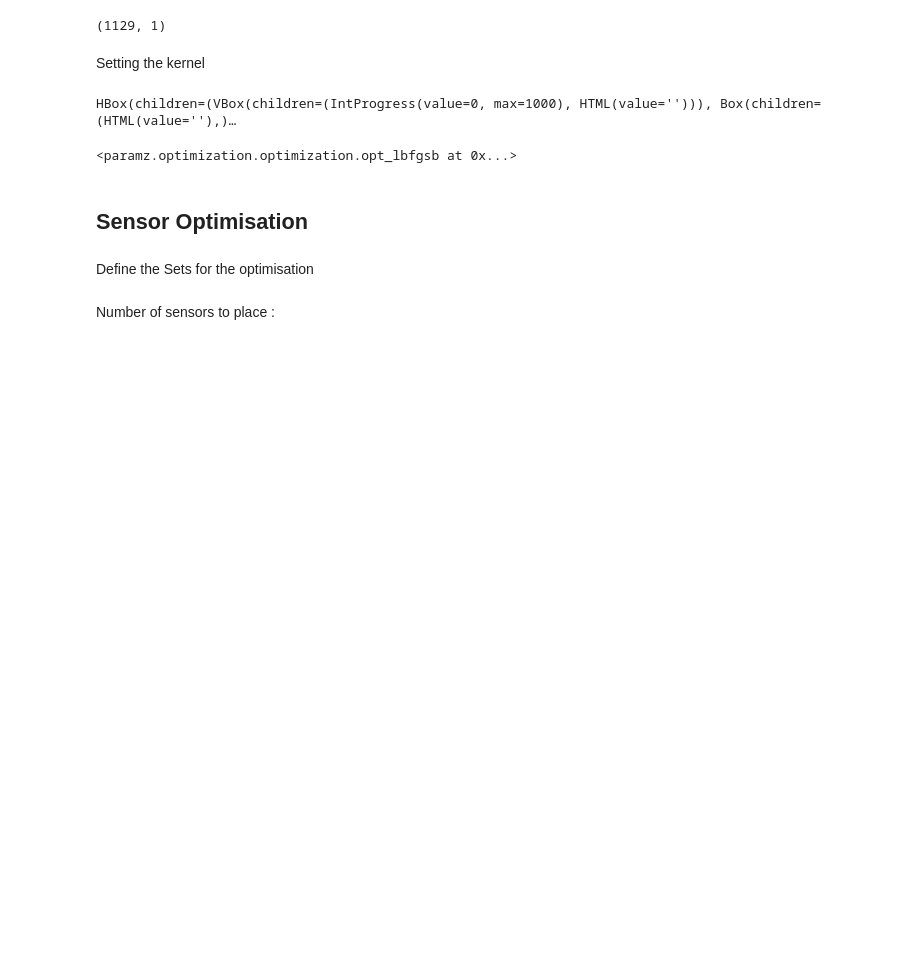
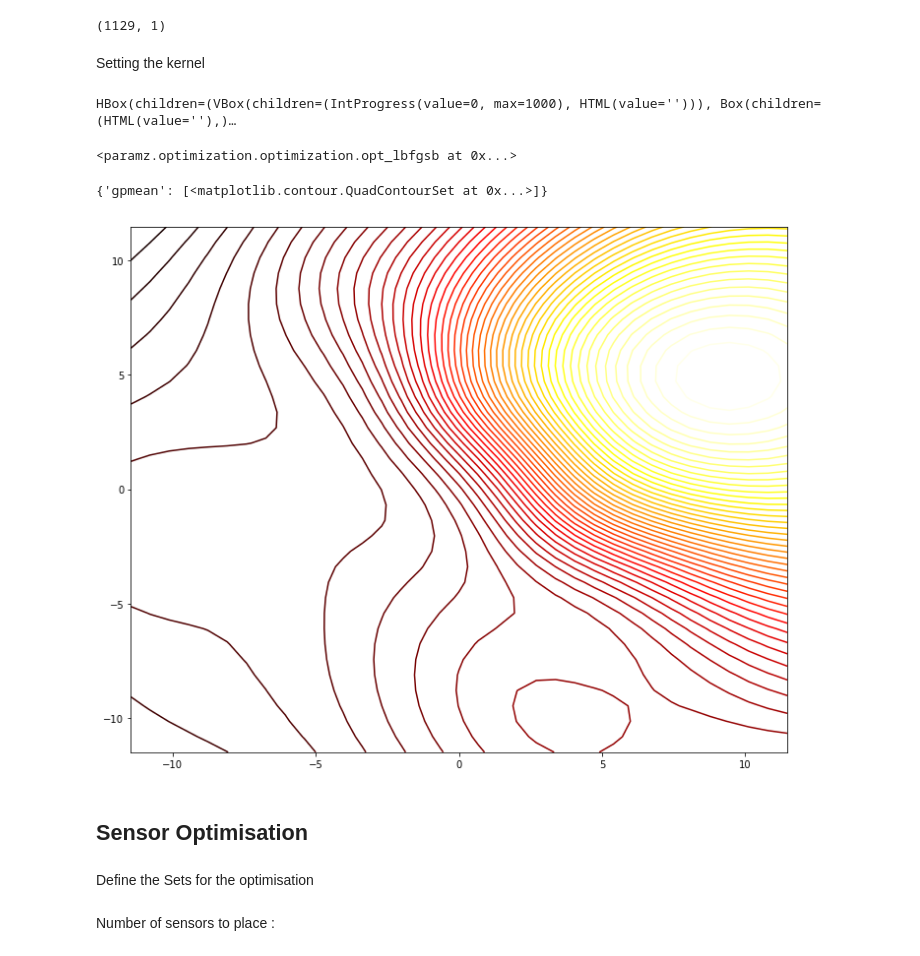
Before and after one commit to adrianlwn/MScProject_OptSensors_GP, a Jupyter notebook: Sensor Optimisation GPy.ipynb, the cells around one changed output. Cells and saved outputs as stored; diff of their text form; code cells hidden in the pictures; blank space fills up the shorter version.

```diff
--- a/Sensor Optimisation GPy.ipynb
+++ b/Sensor Optimisation GPy.ipynb
@@ -44,6 +44,11 @@ model_gp.optimize(messages=True, max_iters = 1000)
 # %% [output]
 HBox(children=(VBox(children=(IntProgress(value=0, max=1000), HTML(value=''))), Box(children=(HTML(value=''),)…
 <paramz.optimization.optimization.opt_lbfgsb at 0x...>
+# %%
+model_gp.plot_mean(visible_dims=[0,1],figsize=(10,8),levels=50)
+# %% [output]
+{'gpmean': [<matplotlib.contour.QuadContourSet at 0x...>]}
+[figure, added]
 # %% [markdown]
 ## Sensor Optimisation
 # %% [markdown]
```
Also changed, not shown: parts of 3 cells of this notebook, 2 other files.
